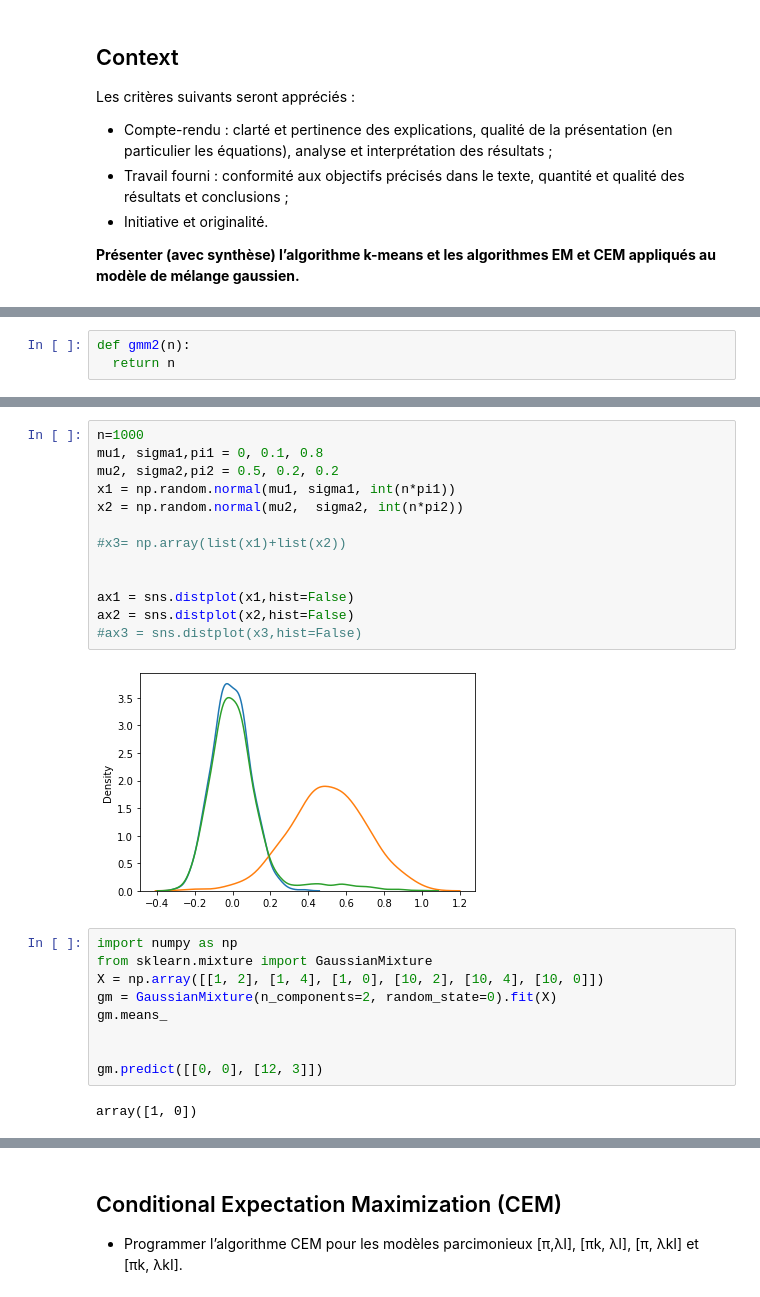
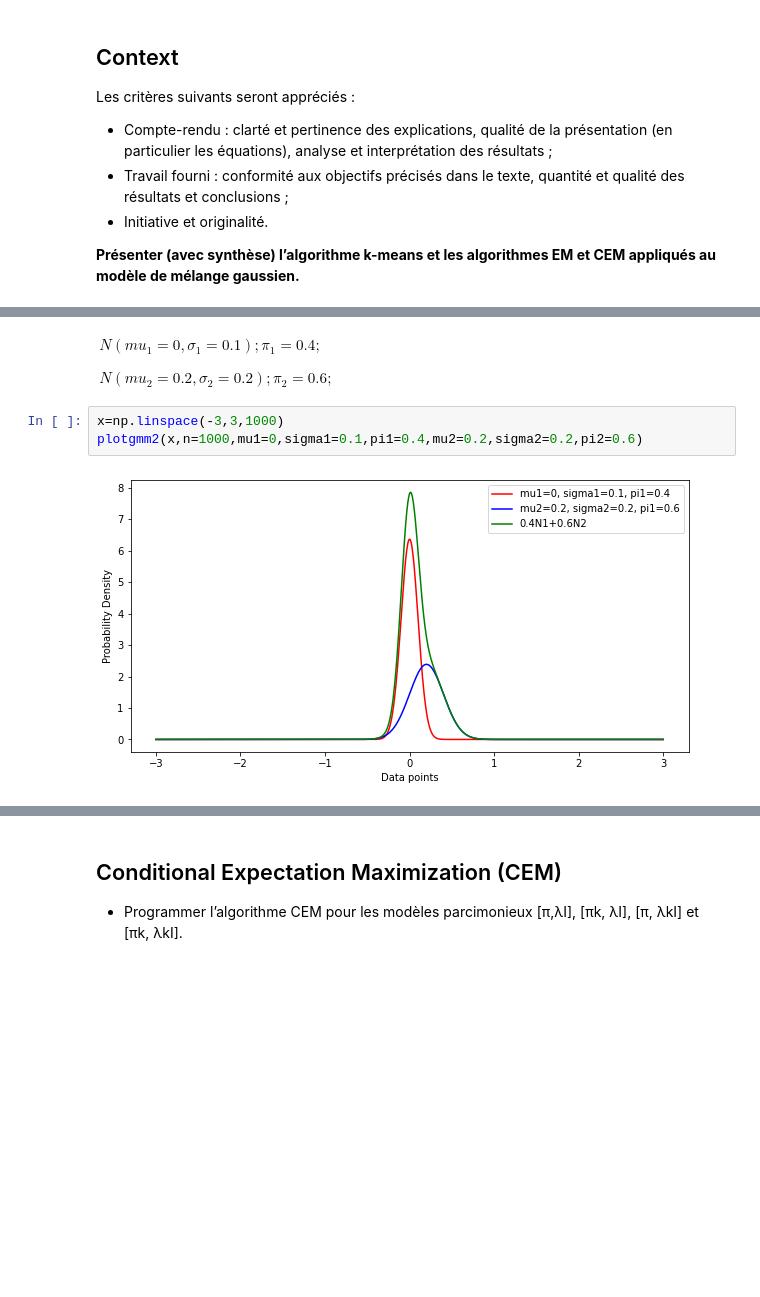
Before and after one commit to mohcineelharras/daml_project, a Jupyter notebook: project/daml_project.ipynb, the cells around one changed output, grey strips where cells are left out. Saved outputs shown, nothing was run; the diff lists cells and outputs as text; blank space fills up the shorter version.

```diff
--- a/project/daml_project.ipynb
+++ b/project/daml_project.ipynb
@@ -36,3 +54,0 @@ graphiques correspondantes.
-# %%
-def gmm2(n):
-  return n
@@ -67,26 +86,9 @@ Text(0, 0.5, 'Probability Density')
-# %%
-n=1000
-mu1, sigma1,pi1 = 0, 0.1, 0.8
-mu2, sigma2,pi2 = 0.5, 0.2, 0.2
-x1 = np.random.normal(mu1, sigma1, int(n*pi1))
-x2 = np.random.normal(mu2,  sigma2, int(n*pi2))
-
-#x3= np.array(list(x1)+list(x2))
-
-
-ax1 = sns.distplot(x1,hist=False)
-ax2 = sns.distplot(x2,hist=False)
-#ax3 = sns.distplot(x3,hist=False)
-# %% [output]
-[figure, removed]
-# %%
-import numpy as np
-from sklearn.mixture import GaussianMixture
-X = np.array([[1, 2], [1, 4], [1, 0], [10, 2], [10, 4], [10, 0]])
-gm = GaussianMixture(n_components=2, random_state=0).fit(X)
-gm.means_
-
-
-gm.predict([[0, 0], [12, 3]])
-# %% [output]
-array([1, 0])
+# %% [markdown]
+$\ N(mu_{1}=0 ,\sigma_{1}=0.1) ; \pi_{1} = 0.4  ; $
+
+$\ N(mu_{2}= 0.2,\sigma_{2}=0.2) ; \pi_{2} =  0.6 ;$
+# %%
+x=np.linspace(-3,3,1000)
+plotgmm2(x,n=1000,mu1=0,sigma1=0.1,pi1=0.4,mu2=0.2,sigma2=0.2,pi2=0.6)
+# %% [output]
+[figure, added]
```
Also changed, not shown: parts of 39 cells of this notebook.
